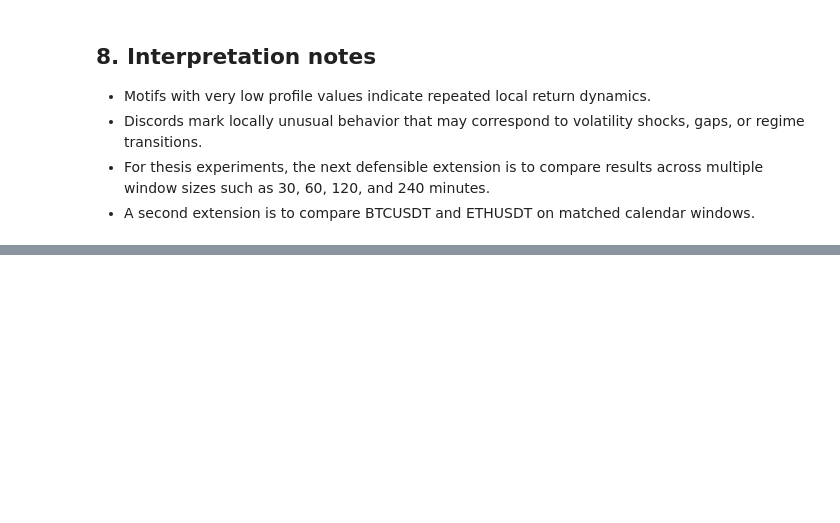
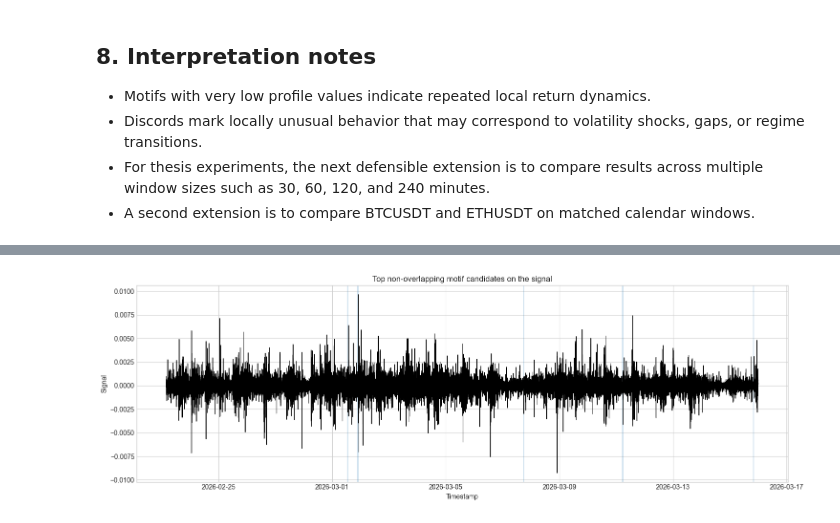
Before and after one commit to theakshaybande/crypto-time-series-motifs, a Jupyter notebook: notebooks/method_testing/01_matrix_profile_with_stumpy.ipynb, the cells around one changed output, grey strips where cells are left out. Drawn from its saved outputs; the diff is of its cells as text; code cells hidden in the pictures; blank space fills up the shorter version.

```diff
--- a/notebooks/method_testing/01_matrix_profile_with_stumpy.ipynb
+++ b/notebooks/method_testing/01_matrix_profile_with_stumpy.ipynb
@@ -257,0 +301,20 @@ plt.show()
+# %%
+fig, ax = plt.subplots(figsize=(15, 5))
+
+ax.plot(analysis_df["timestamp"], analysis_df["signal"], linewidth=0.8, color="black")
+
+for rank, idx in enumerate(top_motif_indices[:5], start=1):
+    ax.axvspan(
+        analysis_df.loc[idx, "timestamp"],
+        analysis_df.loc[idx + window_size - 1, "timestamp"],
+        alpha=0.2,
+        label=f"Motif {rank}" if rank == 1 else None,
+    )
+
+ax.set_title("Top non-overlapping motif candidates on the signal")
+ax.set_xlabel("Timestamp")
+ax.set_ylabel("Signal")
+plt.tight_layout()
+plt.show()
+# %% [output]
+[figure, added]
```
Also changed, not shown: parts of 16 cells of this notebook.
